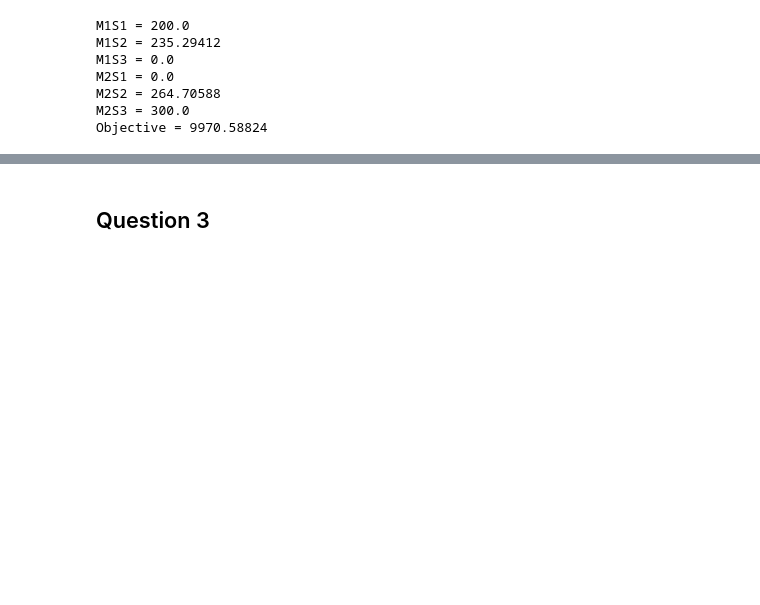
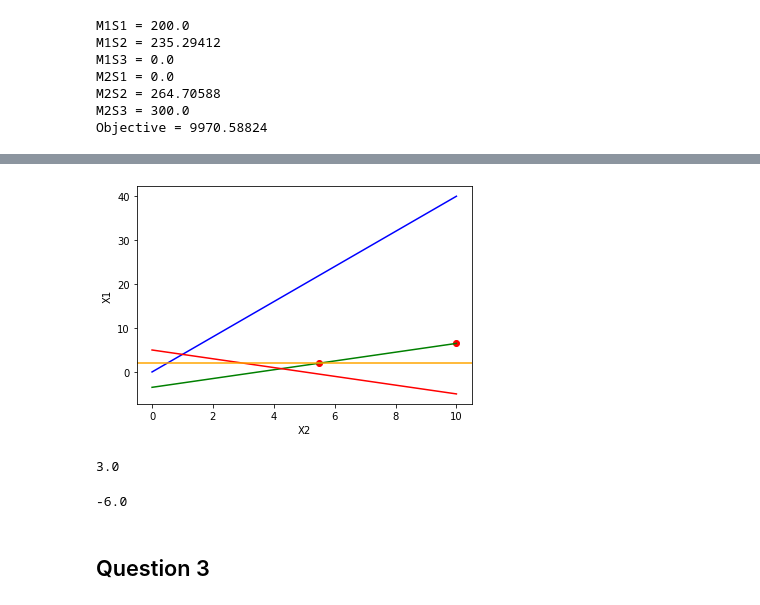
Before and after one commit to jhancuch/decision-analytics, a Jupyter notebook: homework-1.ipynb, the cells around one changed output, grey strips where cells are left out. Drawn from its saved outputs; the diff is of its cells as text; code cells hidden in the pictures; blank space fills up the shorter version.

```diff
--- a/homework-1.ipynb
+++ b/homework-1.ipynb
@@ -53,0 +74,22 @@ Objective = 9970.58824
+# %%
+x1 = np.linspace(0, 10, 1000)
+
+x2_1 = 4*x1
+plt.plot(x1, x2_1, '-b')
+
+x2_2 = x1 - 3.5
+plt.plot(x1, x2_2, '-g')
+
+x2_3 = -x1 + 5
+plt.plot(x1, x2_3, '-r')
+
+plt.axhline(2, 0, 10, color='orange')
+
+plt.xlabel('X2')
+plt.ylabel('X1')
+
+plt.scatter(5.5,2, color='red')
+plt.scatter(10,6.5, color='red')
+plt.show()
+# %% [output]
+[figure, added]
@@ -54,3 +100,11 @@ Objective = 9970.58824
+# %%
+func(5.5, 2)
+# %% [output]
+3.0
+# %%
+func(10, 6.5)
+# %% [output]
+-6.0
 # %% [markdown]
 ## Question 3
 # %% [markdown]
```
Also changed, not shown: parts of 5 cells of this notebook.
